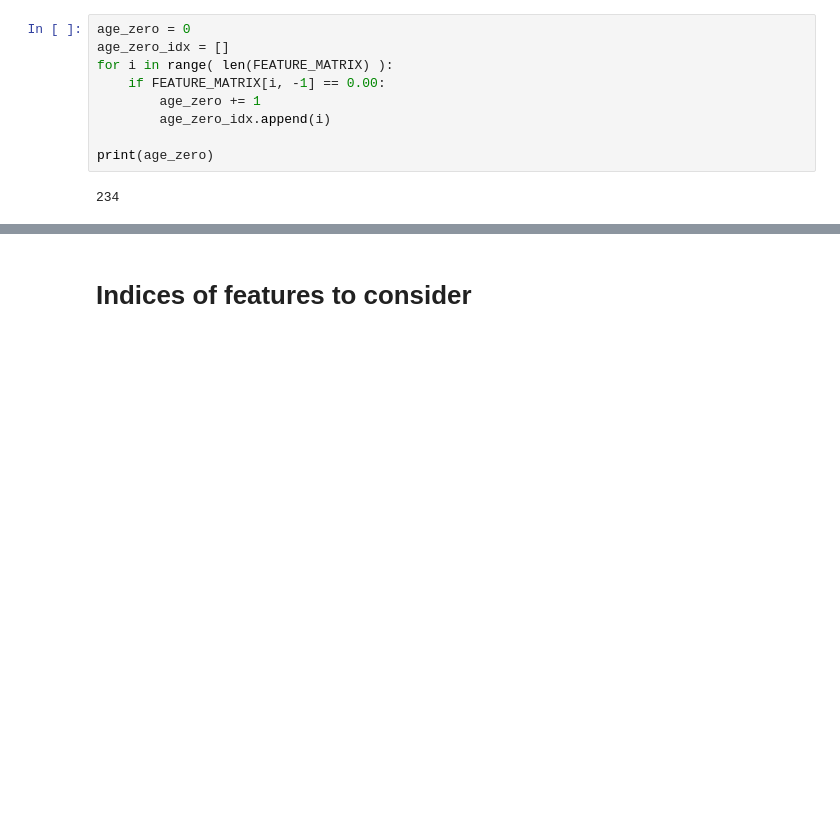
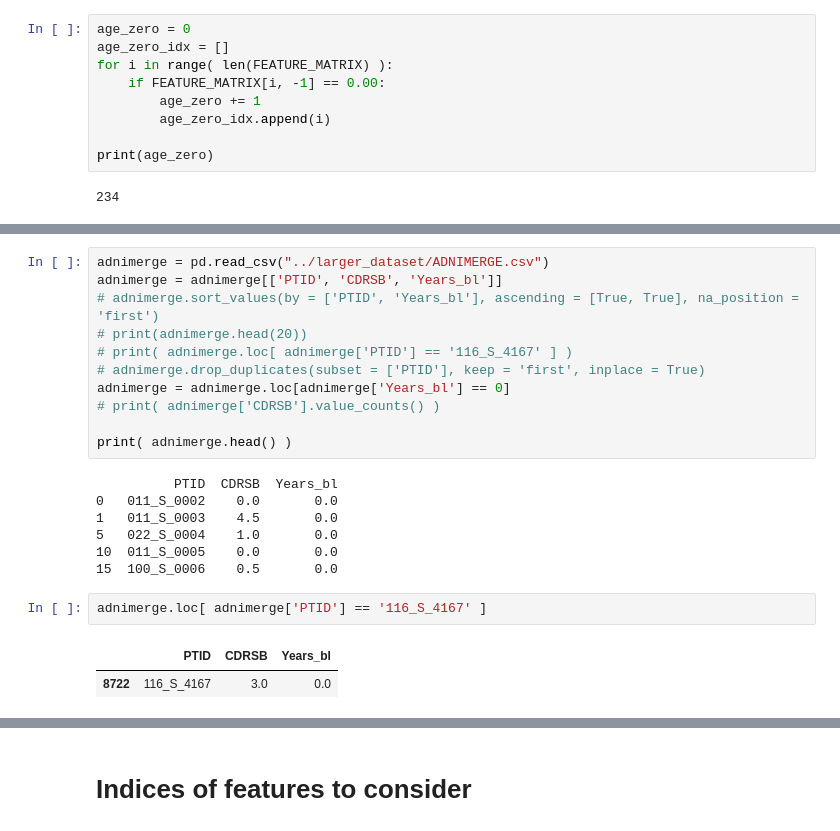
Before and after one commit to Mashiatmm/AD_Project_Thesis, a Jupyter notebook: genetic data/Mashiat_Main_Notebook_SMOTE.ipynb, the cells around one changed output, grey strips where cells are left out. Cells and saved outputs as stored; diff of their text form; blank space fills up the shorter version.

```diff
--- a/genetic data/Mashiat_Main_Notebook_SMOTE.ipynb
+++ b/genetic data/Mashiat_Main_Notebook_SMOTE.ipynb
@@ -237,0 +274,23 @@ print(age_zero)
+# %%
+adnimerge = pd.read_csv("../larger_dataset/ADNIMERGE.csv")
+adnimerge = adnimerge[['PTID', 'CDRSB', 'Years_bl']]
+# adnimerge.sort_values(by = ['PTID', 'Years_bl'], ascending = [True, True], na_position = 'first')
+# print(adnimerge.head(20))
+# print( adnimerge.loc[ adnimerge['PTID'] == '116_S_4167' ] )
+# adnimerge.drop_duplicates(subset = ['PTID'], keep = 'first', inplace = True)
+adnimerge = adnimerge.loc[adnimerge['Years_bl'] == 0]
+# print( adnimerge['CDRSB'].value_counts() )
+
+print( adnimerge.head() )
+# %% [output]
+          PTID  CDRSB  Years_bl
+0   011_S_0002    0.0       0.0
+1   011_S_0003    4.5       0.0
+5   022_S_0004    1.0       0.0
+10  011_S_0005    0.0       0.0
+15  100_S_0006    0.5       0.0
+# %%
+adnimerge.loc[ adnimerge['PTID'] == '116_S_4167' ]
+# %% [output]
+|  | PTID | CDRSB | Years_bl |
+| 8722 | 116_S_4167 | 3.0 | 0.0 |
```
Also changed, not shown: parts of 16 cells of this notebook, 8 other files.
